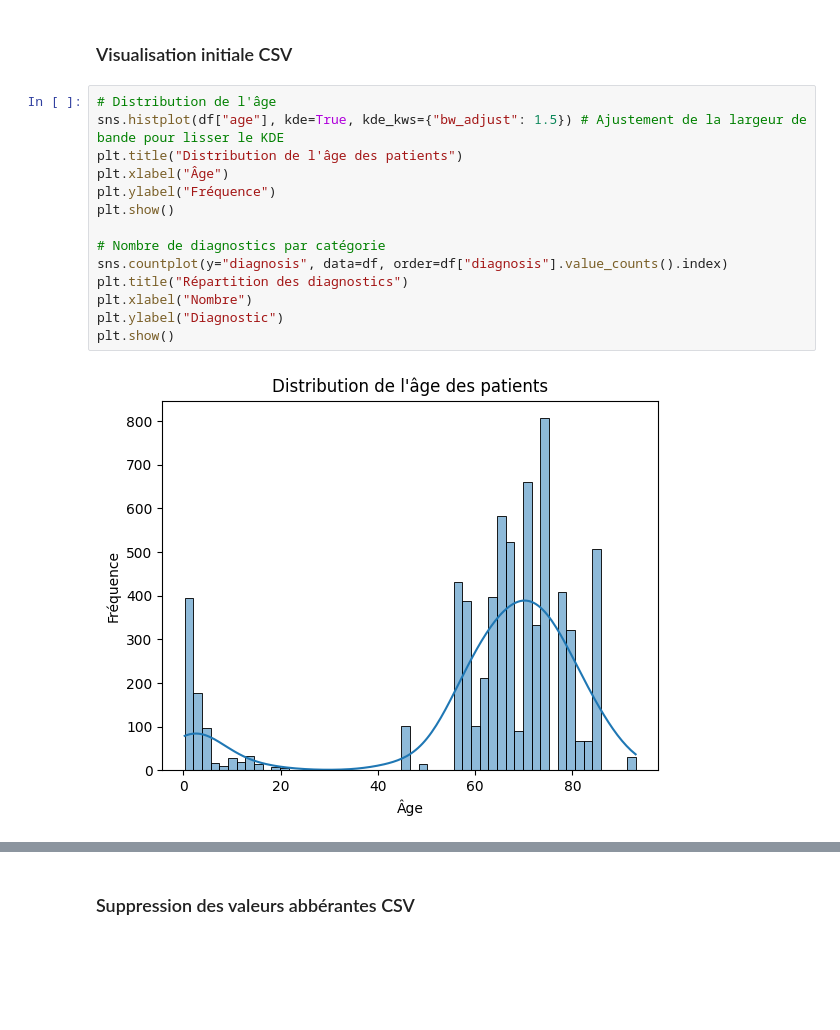
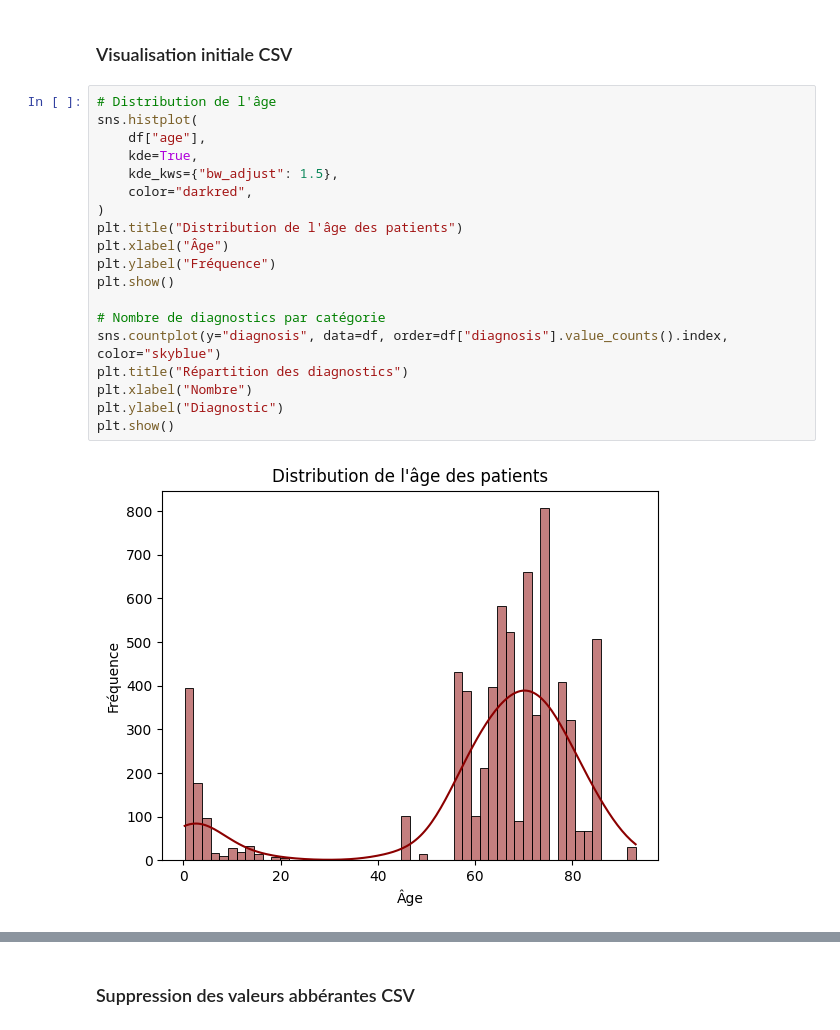
Before and after one commit to AlexandreFyl/RespiratorySounds, a Jupyter notebook: exploration.ipynb, the cells around one changed output, grey strips where cells are left out. Saved outputs shown, nothing was run; the diff lists cells and outputs as text; blank space fills up the shorter version.

```diff
--- a/exploration.ipynb
+++ b/exploration.ipynb
@@ -153,17 +155,22 @@ dtype: int64
 ### Visualisation initiale CSV
 # %%
 # Distribution de l'âge
-sns.histplot(df["age"], kde=True, kde_kws={"bw_adjust": 1.5}) # Ajustement de la largeur de bande pour lisser le KDE
+sns.histplot(
+    df["age"],
+    kde=True,
+    kde_kws={"bw_adjust": 1.5},
+    color="darkred",
+)
 plt.title("Distribution de l'âge des patients")
 plt.xlabel("Âge")
 plt.ylabel("Fréquence")
 plt.show()
 
 # Nombre de diagnostics par catégorie
-sns.countplot(y="diagnosis", data=df, order=df["diagnosis"].value_counts().index)
+sns.countplot(y="diagnosis", data=df, order=df["diagnosis"].value_counts().index, color="skyblue")
 plt.title("Répartition des diagnostics")
 plt.xlabel("Nombre")
 plt.ylabel("Diagnostic")
 plt.show()
 # %% [output]
-[figure, old version]
+[figure, new version]
```
Also changed, not shown: parts of 5 cells of this notebook, 4 other files.
